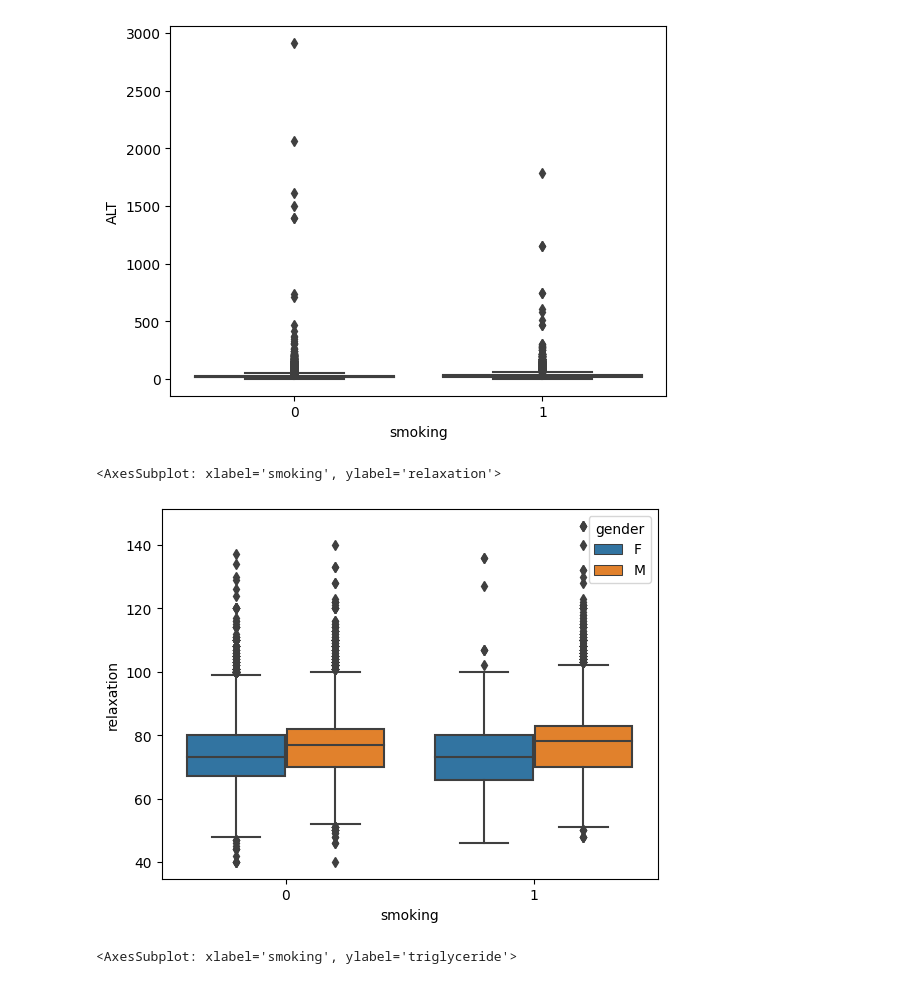
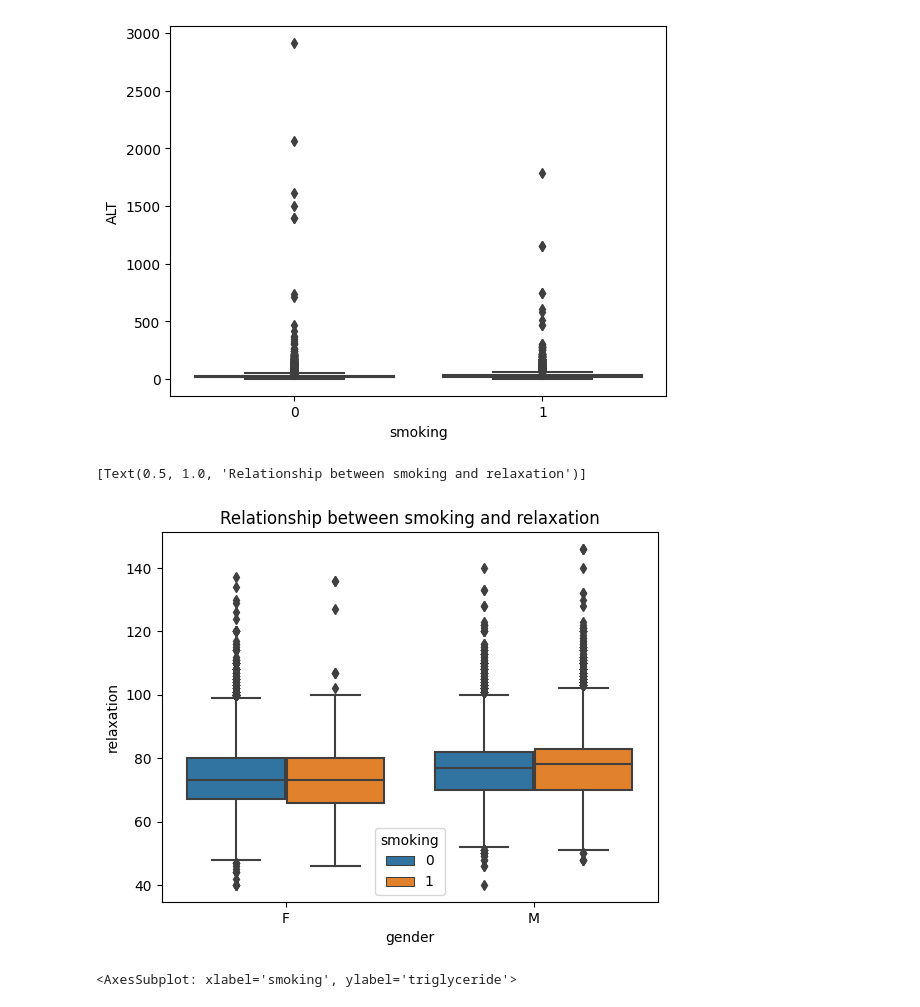
Before and after one commit to Renga1999/Data_Mining_Project_Body_Signal_due_to_smoking, a Jupyter notebook: Team2_python_project.ipynb, the cells around one changed output. Saved outputs shown, nothing was run; the diff lists cells and outputs as text; code cells hidden in the pictures.

```diff
--- a/Team2_python_project.ipynb
+++ b/Team2_python_project.ipynb
@@ -196,10 +203,10 @@ sns.boxplot(data = df, x ="smoking" , y= "ALT")
 [figure]
 # %%
 # hearing, systolic, relaxation, fasting blood sugar level, cholesterol, triglyceride , smoking
-sns.boxplot(data = df, x ="smoking" , y= "relaxation",hue="gender")
+sns.boxplot(data = df, x ="gender" , y= "relaxation",hue="smoking").set(title = "Relationship between smoking and relaxation")
 # %% [output]
-<AxesSubplot: xlabel='smoking', ylabel='relaxation'>
+[Text(0.5, 1.0, 'Relationship between smoking and relaxation')]
-[figure, old version]
+[figure, new version]
 # %%
 sns.boxplot(data = df, x ="smoking" , y= "triglyceride",hue="gender")
 # %% [output]
```
Also changed, not shown: parts of 33 cells of this notebook.
